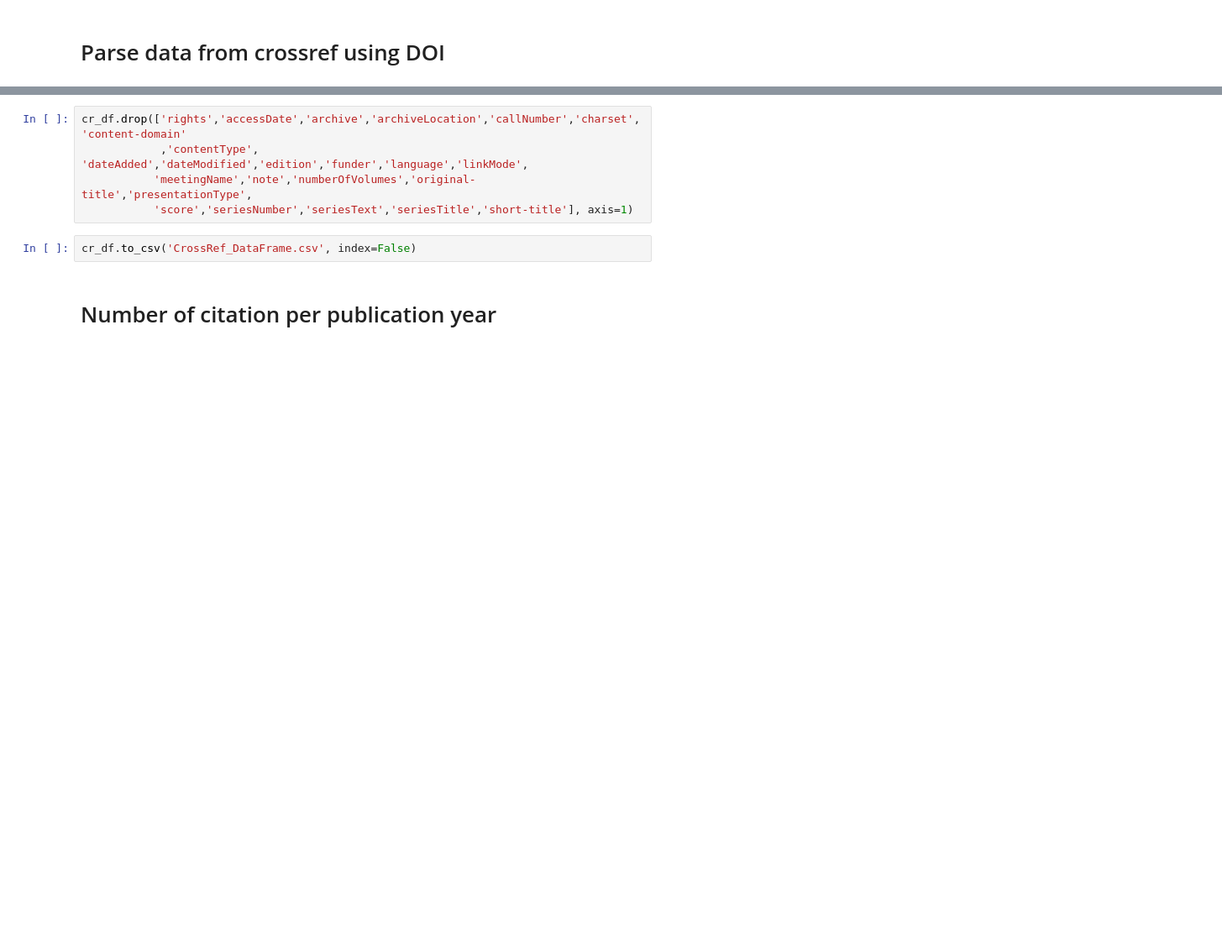
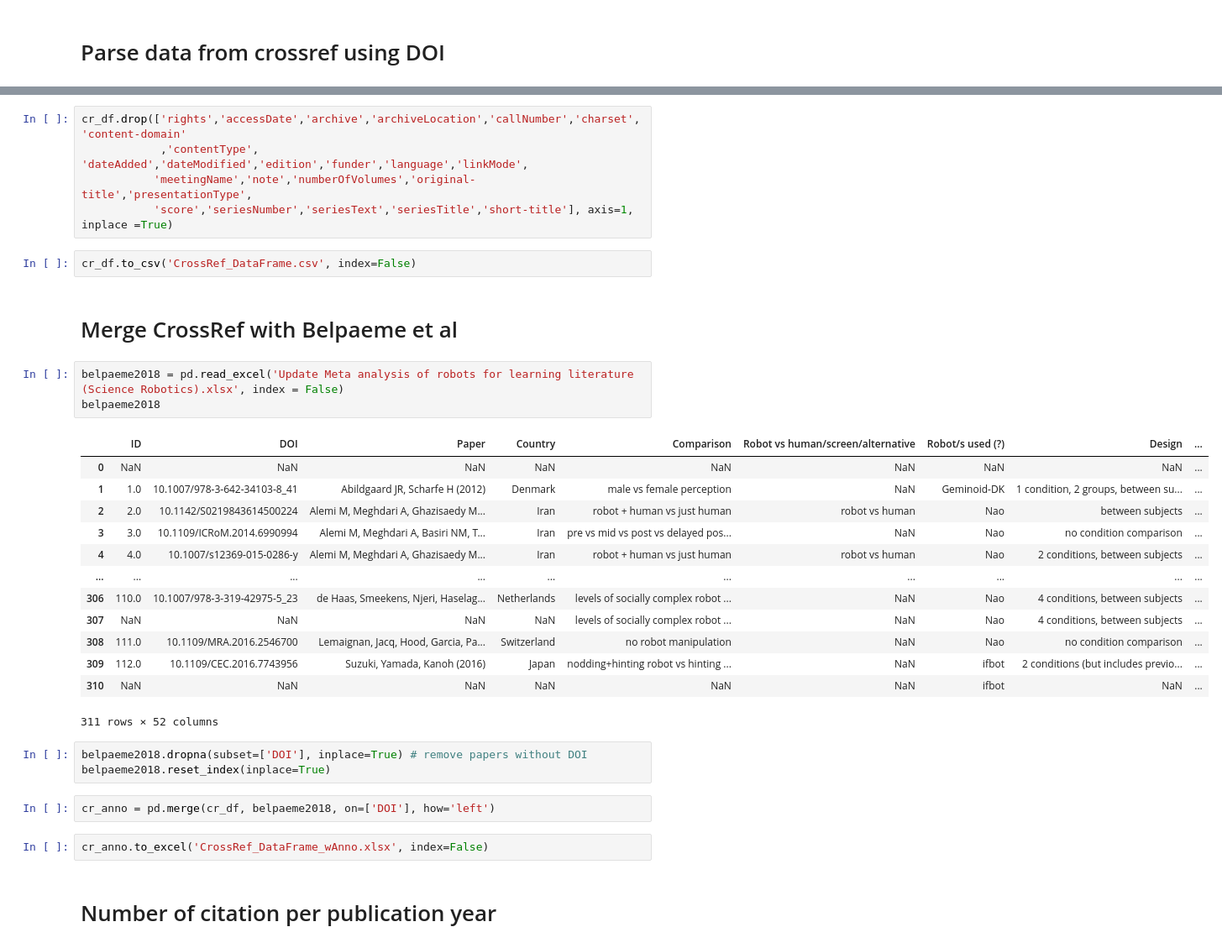
Before and after one commit to WafaJohal/SocialRobotUpdate, a Jupyter notebook: Quantitative_Bib.ipynb, the cells around one changed output, grey strips where cells are left out. Shown at 84% size. Saved outputs shown, nothing was run; the diff lists cells and outputs as text; blank space fills up the shorter version.

```diff
--- a/Quantitative_Bib.ipynb
+++ b/Quantitative_Bib.ipynb
@@ -104,9 +136,35 @@ cr_df
 cr_df.drop(['rights','accessDate','archive','archiveLocation','callNumber','charset','content-domain'
             ,'contentType', 'dateAdded','dateModified','edition','funder','language','linkMode',
            'meetingName','note','numberOfVolumes','original-title','presentationType',
-           'score','seriesNumber','seriesText','seriesTitle','short-title'], axis=1)
+           'score','seriesNumber','seriesText','seriesTitle','short-title'], axis=1, inplace =True)
 # %%
 cr_df.to_csv('CrossRef_DataFrame.csv', index=False)
+# %% [markdown]
+# Merge CrossRef with Belpaeme et al
+# %%
+belpaeme2018 = pd.read_excel('Update Meta analysis of robots for learning literature (Science Robotics).xlsx', index = False)
+belpaeme2018
+# %% [output]
+|  | ID | DOI | Paper | Country | Comparison | Robot vs human/screen/alternative | Robot/s used (?) | Design | ... |
+| 0 | NaN | NaN | NaN | NaN | NaN | NaN | NaN | NaN | ... |
+| 1 | 1.0 | 10.1007/978-3-642-34103-8_41 | Abildgaard JR, Scharfe H (2012) | Denmark | male vs female perception | NaN | Geminoid-DK | 1 condition, 2 groups, between su... | ... |
+| 2 | 2.0 | 10.1142/S0219843614500224 | Alemi M, Meghdari A, Ghazisaedy M... | Iran | robot + human vs just human | robot vs human | Nao | between subjects | ... |
+| 3 | 3.0 | 10.1109/ICRoM.2014.6990994 | Alemi M, Meghdari A, Basiri NM, T... | Iran | pre vs mid vs post vs delayed pos... | NaN | Nao | no condition comparison | ... |
+| 4 | 4.0 | 10.1007/s12369-015-0286-y | Alemi M, Meghdari A, Ghazisaedy M... | Iran | robot + human vs just human | robot vs human | Nao | 2 conditions, between subjects | ... |
+| ... | ... | ... | ... | ... | ... | ... | ... | ... | ... |
+| 306 | 110.0 | 10.1007/978-3-319-42975-5_23 | de Haas, Smeekens, Njeri, Haselag... | Netherlands | levels of socially complex robot ... | NaN | Nao | 4 conditions, between subjects | ... |
+| 307 | NaN | NaN | NaN | NaN | levels of socially complex robot ... | NaN | Nao | 4 conditions, between subjects | ... |
+| 308 | 111.0 | 10.1109/MRA.2016.2546700 | Lemaignan, Jacq, Hood, Garcia, Pa... | Switzerland | no robot manipulation | NaN | Nao | no condition comparison | ... |
+| 309 | 112.0 | 10.1109/CEC.2016.7743956 | Suzuki, Yamada, Kanoh (2016) | Japan | nodding+hinting robot vs hinting ... | NaN | ifbot | 2 conditions (but includes previo... | ... |
+| 310 | NaN | NaN | NaN | NaN | NaN | NaN | ifbot | NaN | ... |
+311 rows × 52 columns
+# %%
+belpaeme2018.dropna(subset=['DOI'], inplace=True) # remove papers without DOI
+belpaeme2018.reset_index(inplace=True)
+# %%
+cr_anno = pd.merge(cr_df, belpaeme2018, on=['DOI'], how='left')
+# %%
+cr_anno.to_excel('CrossRef_DataFrame_wAnno.xlsx', index=False)
 # %% [markdown]
 # Number of citation per publication year
 # %%
```
Also changed, not shown: parts of 19 cells of this notebook, 10 other files.
